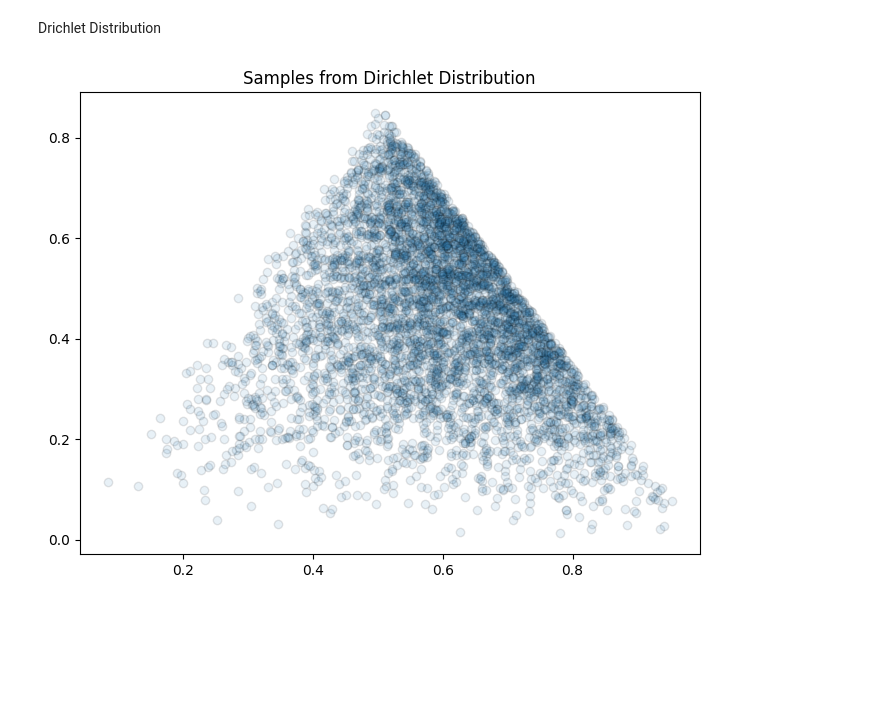
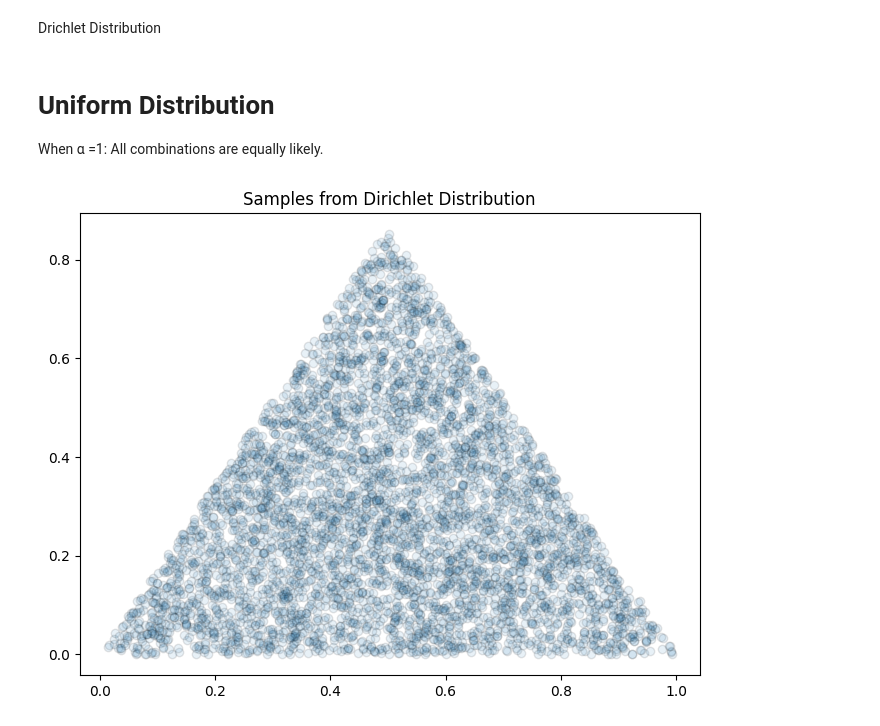
Before and after one commit to piyushy1/Gradientor, a Jupyter notebook: Drichlet_Distribution/drichlet_basics.ipynb, the cells around one changed output. Saved outputs shown, nothing was run; the diff lists cells and outputs as text; code cells hidden in the pictures; blank space fills up the shorter version.

```diff
--- a/Drichlet_Distribution/drichlet_basics.ipynb
+++ b/Drichlet_Distribution/drichlet_basics.ipynb
@@ -5,15 +10,8 @@ Drichlet Distribution
 # %%
-import numpy as np
-import matplotlib.pyplot as plt
-from scipy.stats import dirichlet
+# Plot the samples on a 2D simplex (triangular plot)
+# For more on triangular/simplex and barycentric plots-
+# https://en.wikipedia.org/wiki/Ternary_plot
 
-# Parameters for Dirichlet distribution
-alpha = [2, 3, 1]
-
-# Generate samples
-samples = dirichlet.rvs(alpha, size=5000)
-
-# Plot the samples on a 2D simplex (triangular plot)
 def plot_simplex(samples):
     fig = plt.figure(figsize=(8, 6))
     ax = fig.add_subplot(111)
@@ -25,7 +23,18 @@ def plot_simplex(samples):
     ax.scatter(x, y, alpha=0.1, edgecolor='k')
     ax.set_title('Samples from Dirichlet Distribution')
     plt.show()
-
-plot_simplex(samples)
-# %% [output]
-[figure, removed]
+# %% [markdown]
+# **Uniform Distribution**
+ When α =1:  All combinations are equally likely.
+# %%
+
+
+# Parameters for Dirichlet distribution
+alpha = [1, 1, 1]
+
+# Generate samples
+samples_uniform = dirichlet.rvs(alpha, size=5000)
+
+plot_simplex(samples_uniform)
+# %% [output]
+[figure, added]
```
Also changed, not shown: parts of 12 cells of this notebook.
